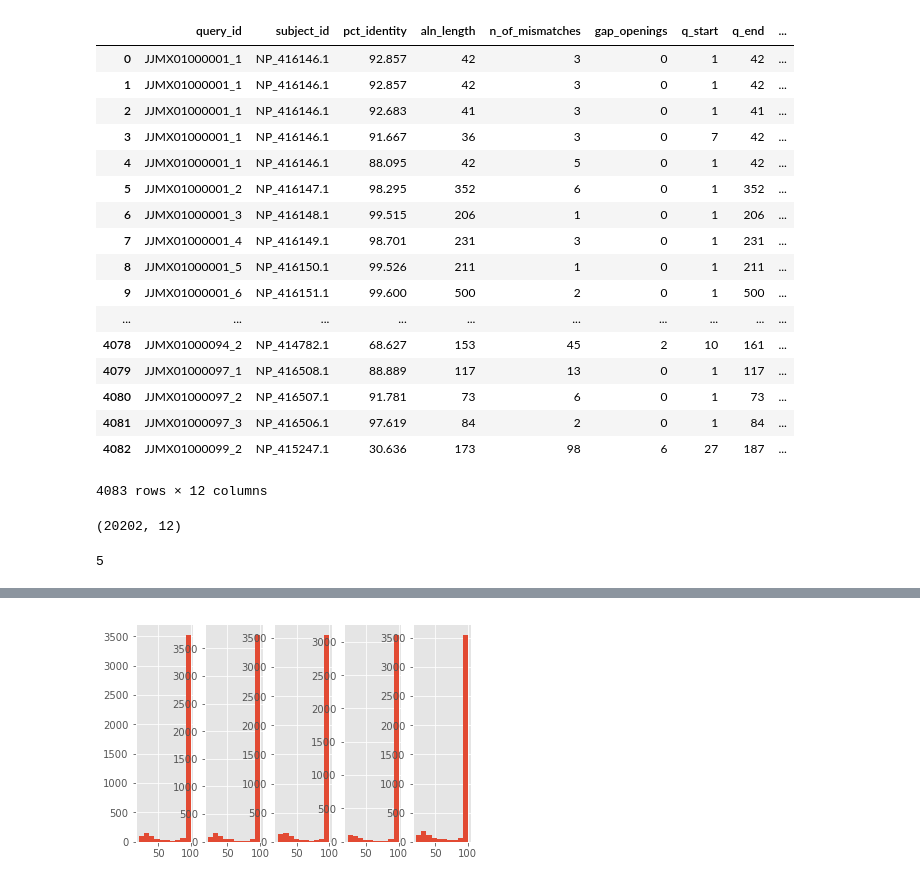
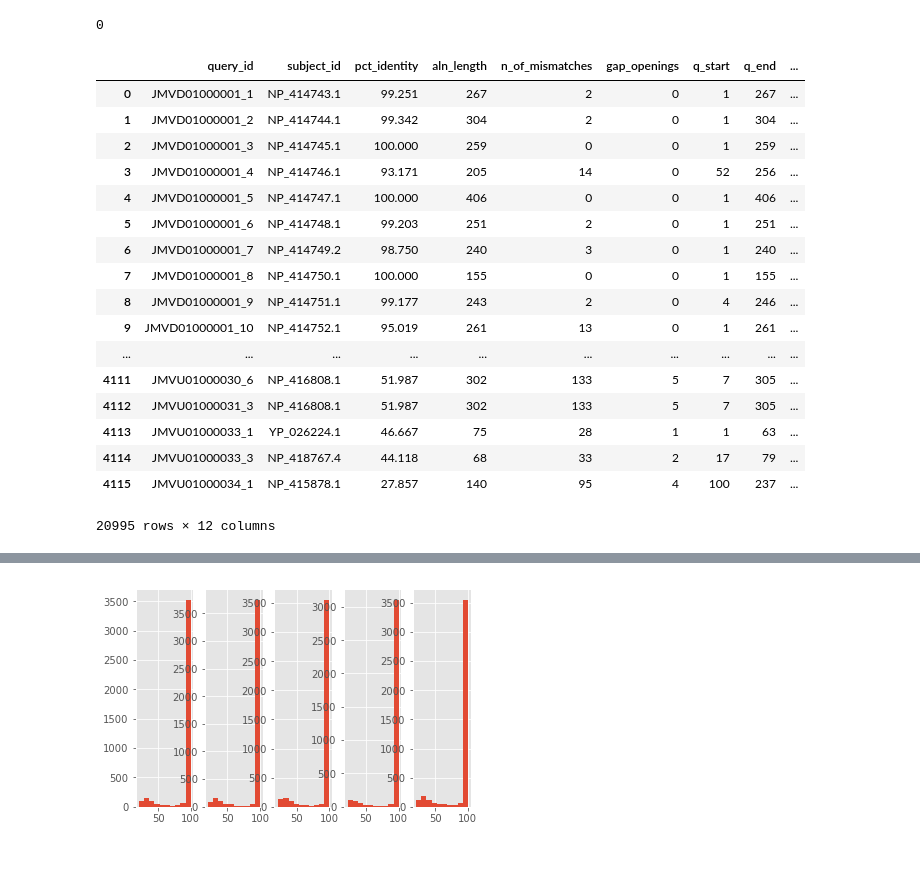
Before and after one commit to algaebrown/resistanceExp, a Jupyter notebook: visualization/exp1_tryCutOff/try out blastp.ipynb, the cells around one changed output, grey strips where cells are left out. Drawn from its saved outputs; the diff is of its cells as text; code cells hidden in the pictures.

```diff
--- a/visualization/exp1_tryCutOff/try out blastp.ipynb
+++ b/visualization/exp1_tryCutOff/try out blastp.ipynb
@@ -30,8 +26,6 @@ for i in sampled:
 # %%
-os.chdir('/home/hermuba/resistanceExp/EcoliGenomes')
-
-# generate db for blastp
-for i in sampled:
-    os.system('makeblastdb -in '+ i +'.faa -input_type fasta -dbtype prot')
+os.system('makeblastdb -in GCF_000005845.2_ASM584v2_protein.faa -input_type fasta -dbtype prot')
+# %% [output]
+0
 # %%
 # blast every genome against k12
@@ -72,28 +67,6 @@ def blastp2df(blastresult):
 
     # return dataframe
     return(df)
-# %%
-# demo what it does
-blastp2df(sampled[0])
-# %% [output]
-|  | query_id | subject_id | pct_identity | aln_length | n_of_mismatches | gap_openings | q_start | q_end | ... |
-| 0 | JJMX01000001_1 | NP_416146.1 | 92.857 | 42 | 3 | 0 | 1 | 42 | ... |
-| 1 | JJMX01000001_1 | NP_416146.1 | 92.857 | 42 | 3 | 0 | 1 | 42 | ... |
-| 2 | JJMX01000001_1 | NP_416146.1 | 92.683 | 41 | 3 | 0 | 1 | 41 | ... |
-| 3 | JJMX01000001_1 | NP_416146.1 | 91.667 | 36 | 3 | 0 | 7 | 42 | ... |
-| 4 | JJMX01000001_1 | NP_416146.1 | 88.095 | 42 | 5 | 0 | 1 | 42 | ... |
-| 5 | JJMX01000001_2 | NP_416147.1 | 98.295 | 352 | 6 | 0 | 1 | 352 | ... |
-| 6 | JJMX01000001_3 | NP_416148.1 | 99.515 | 206 | 1 | 0 | 1 | 206 | ... |
-| 7 | JJMX01000001_4 | NP_416149.1 | 98.701 | 231 | 3 | 0 | 1 | 231 | ... |
-| 8 | JJMX01000001_5 | NP_416150.1 | 99.526 | 211 | 1 | 0 | 1 | 211 | ... |
-| 9 | JJMX01000001_6 | NP_416151.1 | 99.600 | 500 | 2 | 0 | 1 | 500 | ... |
-| ... | ... | ... | ... | ... | ... | ... | ... | ... | ... |
-| 4078 | JJMX01000094_2 | NP_414782.1 | 68.627 | 153 | 45 | 2 | 10 | 161 | ... |
-| 4079 | JJMX01000097_1 | NP_416508.1 | 88.889 | 117 | 13 | 0 | 1 | 117 | ... |
-| 4080 | JJMX01000097_2 | NP_416507.1 | 91.781 | 73 | 6 | 0 | 1 | 73 | ... |
-| 4081 | JJMX01000097_3 | NP_416506.1 | 97.619 | 84 | 2 | 0 | 1 | 84 | ... |
-| 4082 | JJMX01000099_2 | NP_415247.1 | 30.636 | 173 | 98 | 6 | 27 | 187 | ... |
-4083 rows × 12 columns
 # %%
 # iterate through all genomes
 listofDf = []
@@ -103,13 +76,26 @@ for k in genomesOnly:
     listofDf.append(df)
     totaldf = totaldf.append(df)
 # %%
-totaldf.shape
+totaldf
 # %% [output]
+|  | query_id | subject_id | pct_identity | aln_length | n_of_mismatches | gap_openings | q_start | q_end | ... |
+| 0 | JMVD01000001_1 | NP_414743.1 | 99.251 | 267 | 2 | 0 | 1 | 267 | ... |
+| 1 | JMVD01000001_2 | NP_414744.1 | 99.342 | 304 | 2 | 0 | 1 | 304 | ... |
+| 2 | JMVD01000001_3 | NP_414745.1 | 100.000 | 259 | 0 | 0 | 1 | 259 | ... |
+| 3 | JMVD01000001_4 | NP_414746.1 | 93.171 | 205 | 14 | 0 | 52 | 256 | ... |
+| 4 | JMVD01000001_5 | NP_414747.1 | 100.000 | 406 | 0 | 0 | 1 | 406 | ... |
+| 5 | JMVD01000001_6 | NP_414748.1 | 99.203 | 251 | 2 | 0 | 1 | 251 | ... |
+| 6 | JMVD01000001_7 | NP_414749.2 | 98.750 | 240 | 3 | 0 | 1 | 240 | ... |
+| 7 | JMVD01000001_8 | NP_414750.1 | 100.000 | 155 | 0 | 0 | 1 | 155 | ... |
+| 8 | JMVD01000001_9 | NP_414751.1 | 99.177 | 243 | 2 | 0 | 4 | 246 | ... |
+| 9 | JMVD01000001_10 | NP_414752.1 | 95.019 | 261 | 13 | 0 | 1 | 261 | ... |
+| ... | ... | ... | ... | ... | ... | ... | ... | ... | ... |
+| 4111 | JMVU01000030_6 | NP_416808.1 | 51.987 | 302 | 133 | 5 | 7 | 305 | ... |
+| 4112 | JMVU01000031_3 | NP_416808.1 | 51.987 | 302 | 133 | 5 | 7 | 305 | ... |
+| 4113 | JMVU01000033_1 | YP_026224.1 | 46.667 | 75 | 28 | 1 | 1 | 63 | ... |
+| 4114 | JMVU01000033_3 | NP_418767.4 | 44.118 | 68 | 33 | 2 | 17 | 79 | ... |
+| 4115 | JMVU01000034_1 | NP_415878.1 | 27.857 | 140 | 95 | 4 | 100 | 237 | ... |
-(20202, 12)
+20995 rows × 12 columns
-# %%
-len(listofDf)
-# %% [output]
-5
 # %%
 # nested plot demostrating all e-values found blasting against K12
 fig2, axs = plt.subplots(1, 5, sharex = True)
```
Also changed, not shown: parts of 8 cells of this notebook, 10 other files.
